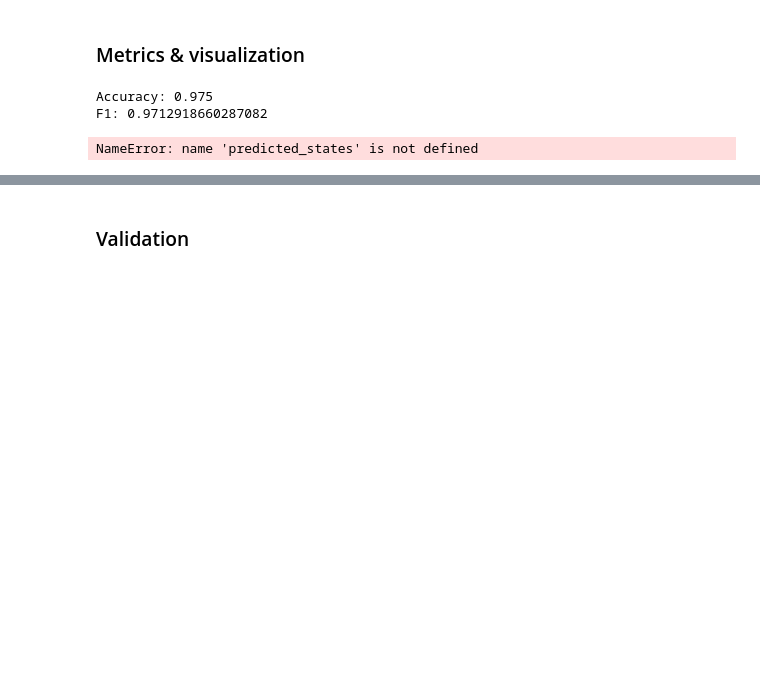
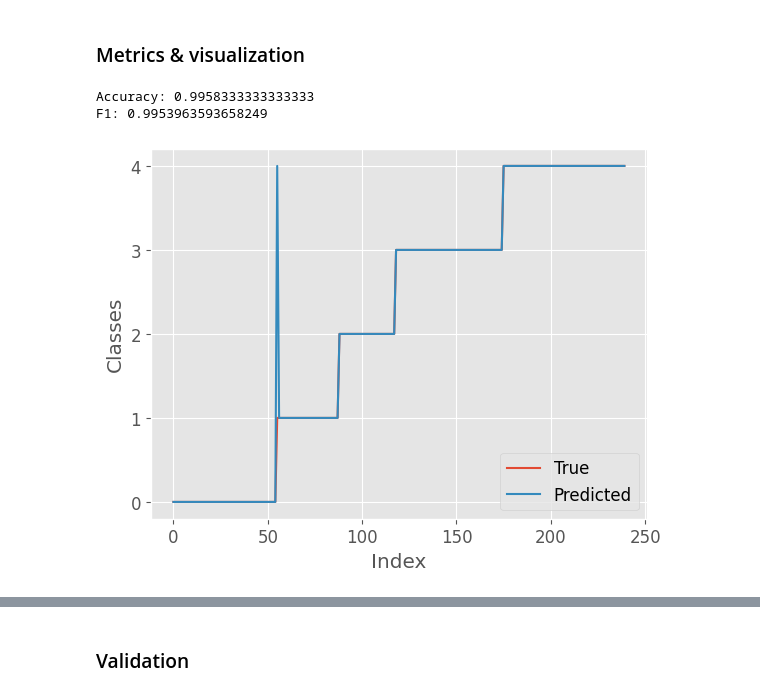
Before and after one commit to AlexanderHIth/temporaryforLSTMTesting, a Jupyter notebook: CRF-segmentation.ipynb, the cells around one changed output, grey strips where cells are left out. Drawn from its saved outputs; the diff is of its cells as text; code cells hidden in the pictures; blank space fills up the shorter version.

```diff
--- a/CRF-segmentation.ipynb
+++ b/CRF-segmentation.ipynb
@@ -780,30 +811,32 @@ tags.shape, inputs.shape
 # %% [markdown]
 ### Metrics & visualization
 # %%
-accu = accuracy_score(y_true=tags.flatten(), y_pred=best_paths.flatten())
-f1 = f1_score(y_true=tags.flatten(), y_pred=best_paths.flatten(), average="macro")
+accu = accuracy_score(y_true=supervised_classes.flatten(), y_pred=best_paths.flatten())
+f1 = f1_score(
+    y_true=supervised_classes.flatten(), y_pred=best_paths.flatten(), average="macro"
+)
 print(f"Accuracy: {accu}")
 print(f"F1: {f1}")
 # %% [output]
-Accuracy: 0.975
-F1: 0.9712918660287082
+Accuracy: 0.9958333333333333
+F1: 0.9953963593658249
 # %%
 with plt.style.context("ggplot_perso.mplstyle"):
     fig, ax = plt.subplots()  # figsize=(11, 7))
     ax.plot(supervised_classes, label="True")
-    ax.plot(predicted_states, label="Predicted")
+    ax.plot(best_paths, label="Predicted")
     ax.legend(loc="best")
     ax.set_ylabel("Classes")
     ax.set_xlabel("Index")
     ax.yaxis.set_major_locator(mpl.ticker.FixedLocator(supervised_classes.unique()))
     ax.yaxis.set_major_formatter(
         mpl.ticker.FixedFormatter(
             [str(elem.item()) for elem in supervised_classes.unique()]
         )
     )
     plt.show()
 # %% [output]
-NameError: name 'predicted_states' is not defined
+[figure, added]
 # %%
 fig, axes = plt.subplots(
     nrows=supervised_observations.shape[1], ncols=1, sharex=True, figsize=(11, 7)
```
Also changed, not shown: parts of 33 cells of this notebook.
